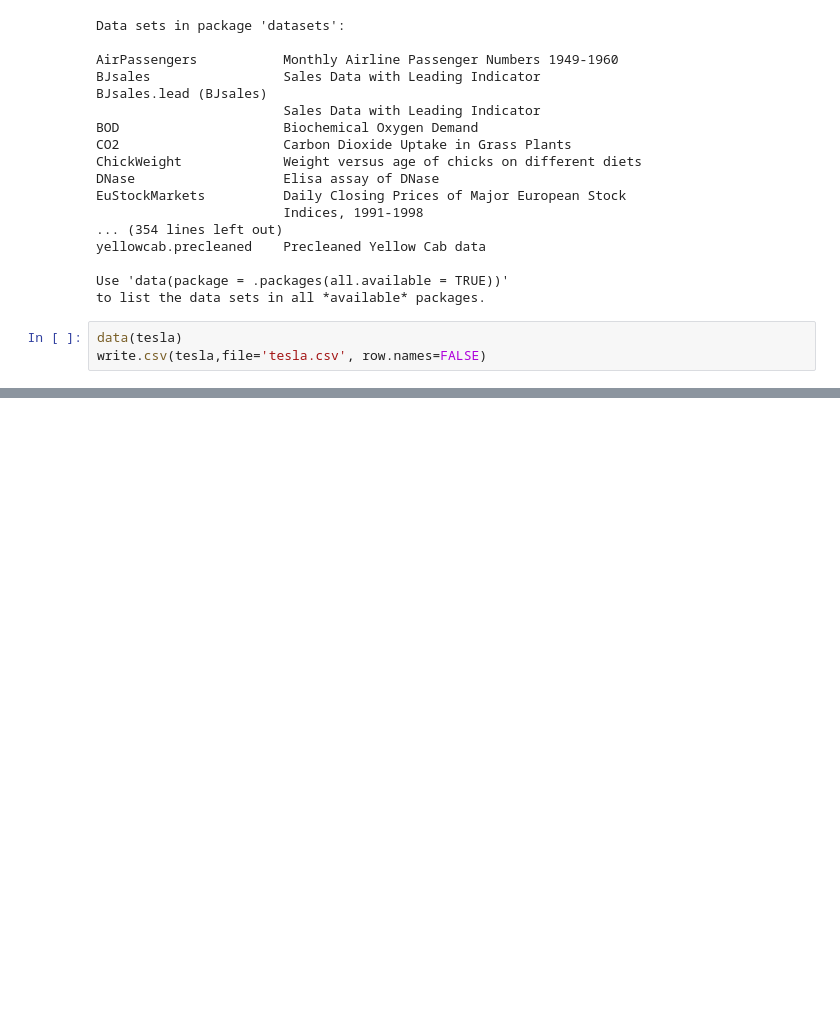
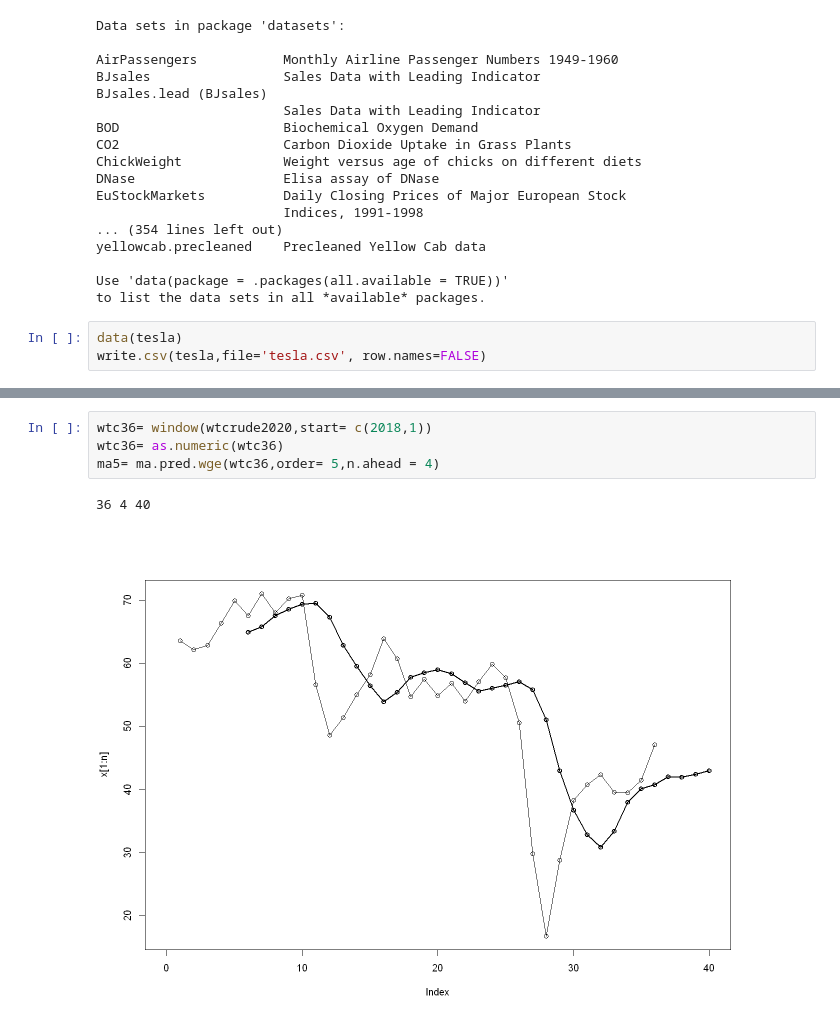
Before and after one commit to cenkt/EffectivePandasBook, a Jupyter notebook: Timeseries1-2R.ipynb, the cells around one changed output, grey strips where cells are left out. Cells and saved outputs as stored; diff of their text form; blank space fills up the shorter version.

```diff
--- a/timeseriesR.ipynb
+++ b/Timeseries1-2R.ipynb
@@ -139,0 +195,7 @@ $order
+# %%
+wtc36= window(wtcrude2020,start= c(2018,1))
+wtc36= as.numeric(wtc36)
+ma5= ma.pred.wge(wtc36,order= 5,n.ahead = 4)
+# %% [output]
+36 4 40
+[figure, added]
```
Also changed, not shown: parts of 9 cells of this notebook, 9 other files.
